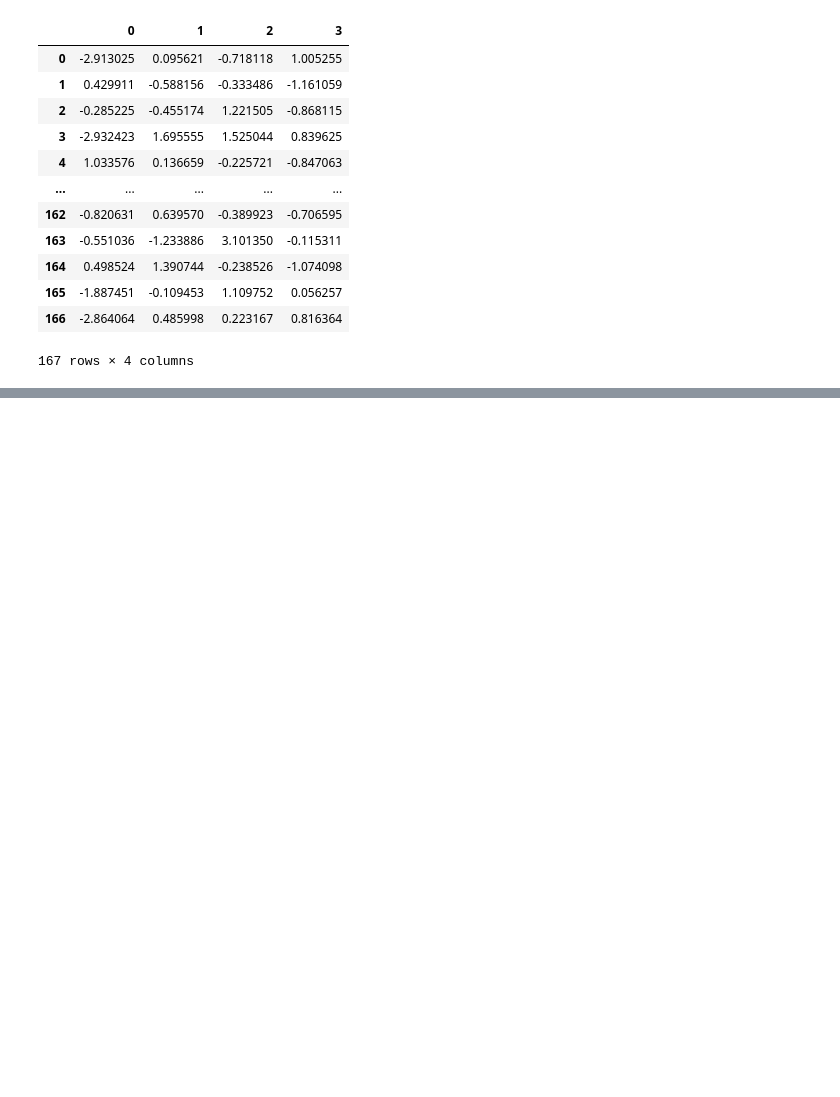
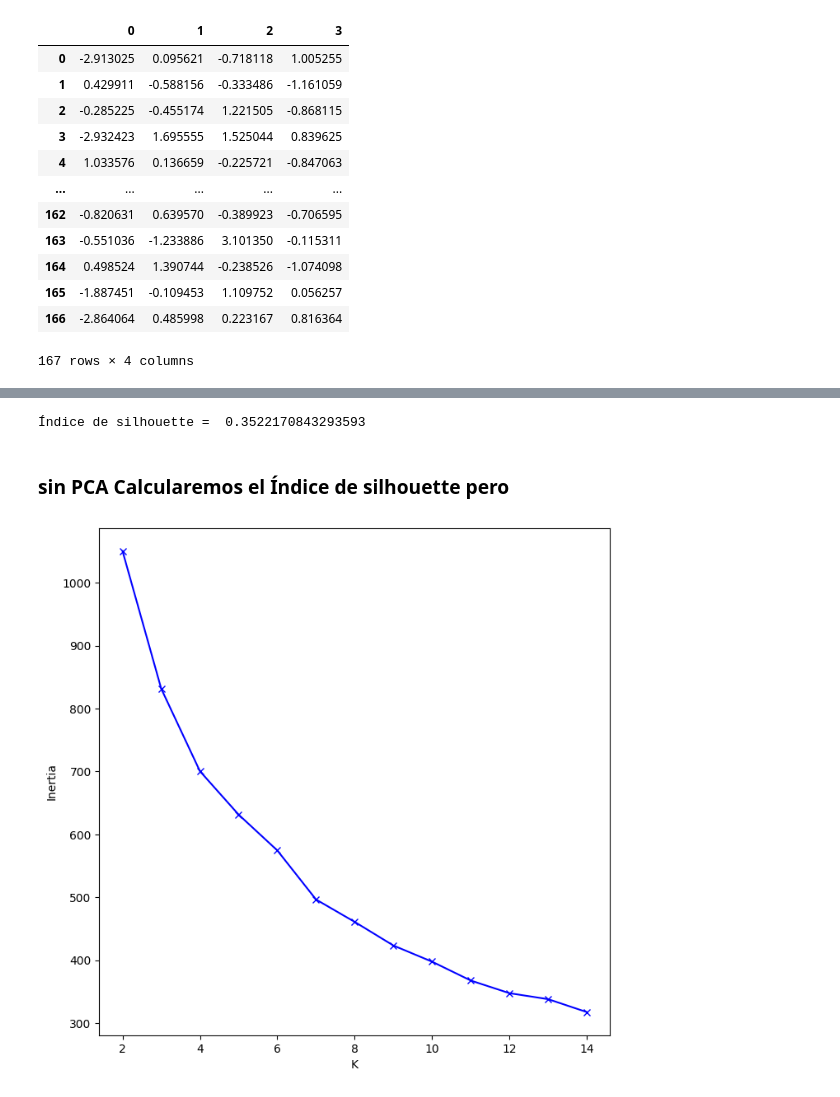
Before and after one commit to electrojam/Curso-de-Clustering-con-Python-y-scikit-learn, a Jupyter notebook: proyecto_countries_clustering.ipynb, the cells around one changed output, grey strips where cells are left out. Drawn from its saved outputs; the diff is of its cells as text; code cells hidden in the pictures; blank space fills up the shorter version.

```diff
--- a/proyecto_countries_clustering.ipynb
+++ b/proyecto_countries_clustering.ipynb
@@ -220,0 +264,30 @@ pca_data_standar
+# %%
+km = KMeans(n_clusters= 4, n_init=10)  # aplicamos KMeans
+y = km.fit_predict(pca_data_standar)  # hacemos predicción
+print('Índice de silhouette = ', silhouette_score(pca_data_standar, y)) #imprimimos pca data standar contra predicciones y
+df_country['k_means_pca'] = y
+# %% [output]
+Índice de silhouette =  0.3522170843293593
+# %% [markdown]
+### sin PCA Calcularemos el Índice de silhouette pero
+# %%
+# Como no sabemos el K, tenemos que iterar sobre distintos K, para encontrar el apropidado
+Sum_of_squared_distances = []
+silhouette_scores = []
+K = range(2,15)
+for _ in K:
+  km = KMeans(n_clusters= _, n_init=10)  # aplicamos KMeans sobre lo que estamos iterando
+  y = km.fit_predict(df_country_scaled)  # hacemos predicción
+  Sum_of_squared_distances.append(km.inertia_) # el resultados de la predicción y, lo añadimos a sum_of_square para la gráfica del codo
+  silhouette_scores.append(silhouette_score(df_country_scaled, y)) # obtenemos los coeficientes de silueta
+# %%
+# Graficamos
+fig = plt.figure(figsize=(8,8))
+plt.plot(K, Sum_of_squared_distances, 'bx-')
+plt.xlabel('K')
+plt.ylabel('Inertia')
+plt.show()
+
+# La gráfica arroja que el K óptimo del codo está entre 4 y 5
+# %% [output]
+[figure, added]
```
Also changed, not shown: parts of 9 cells of this notebook.
